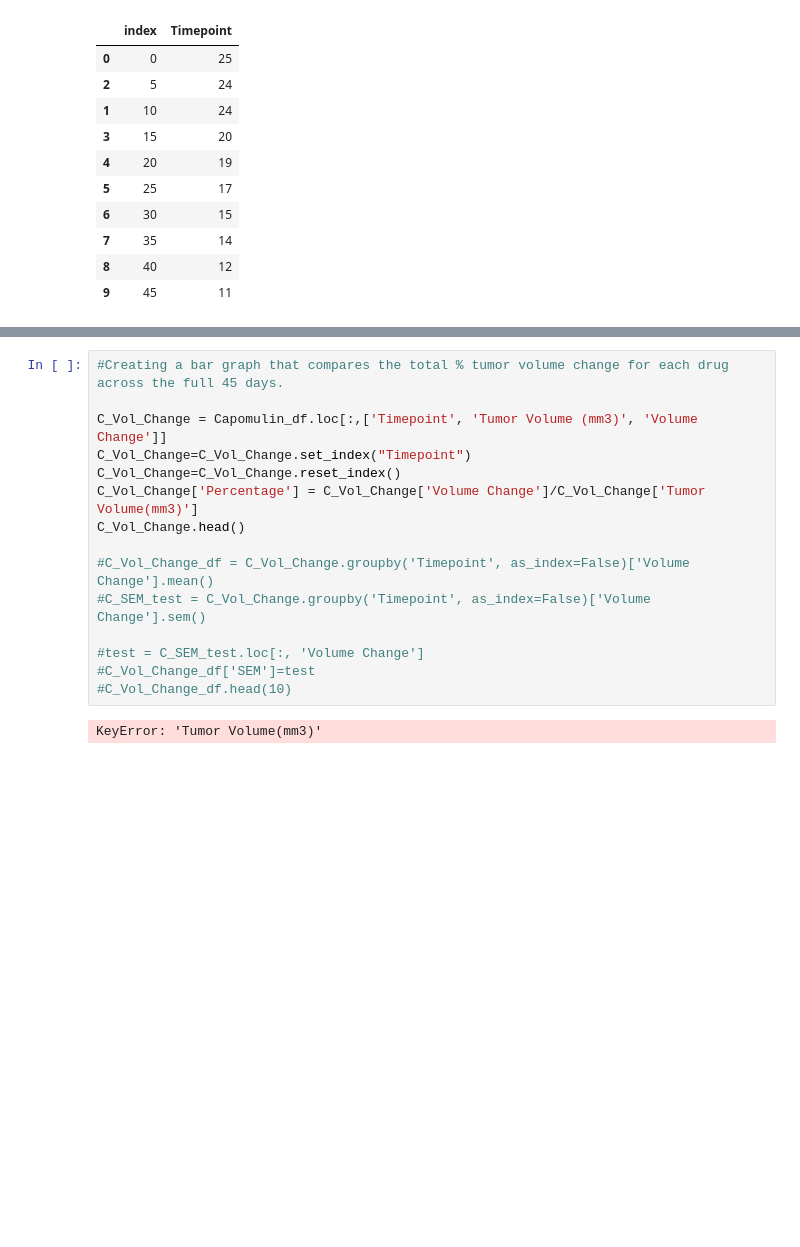
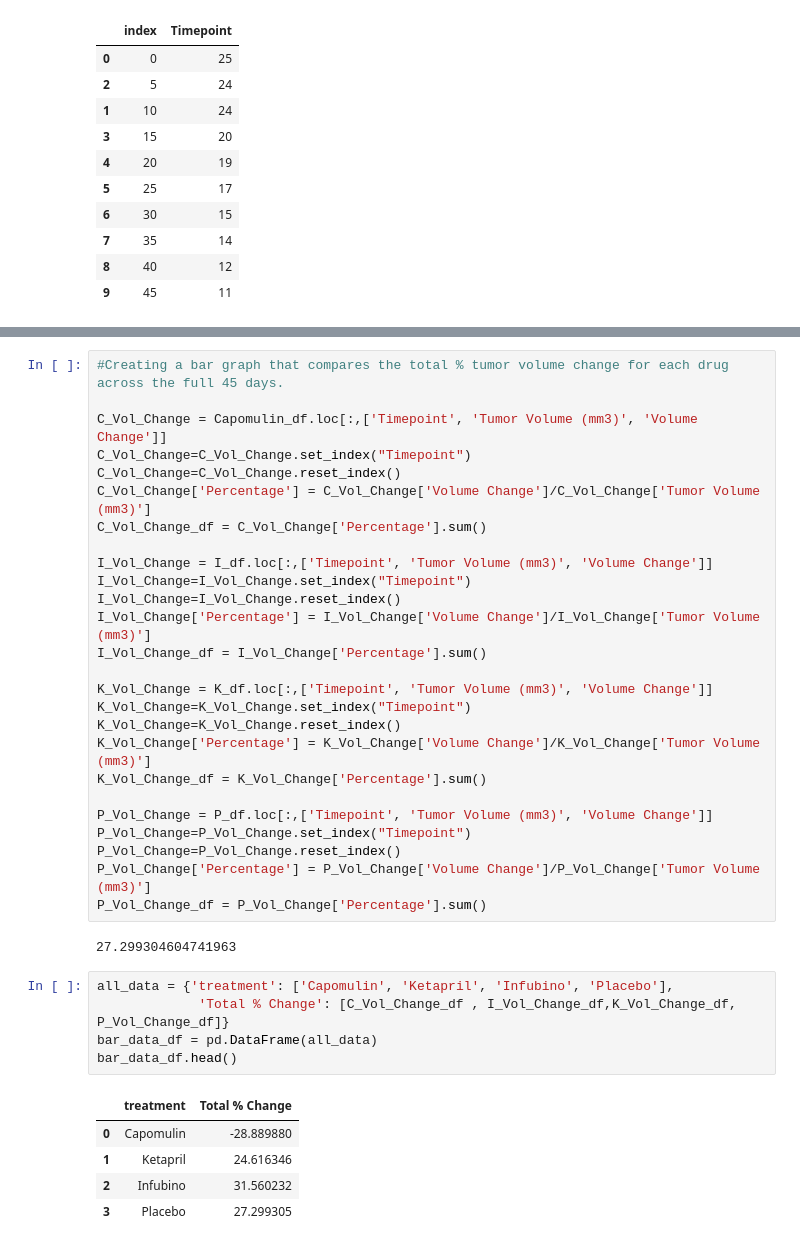
Before and after one commit to kcmillie/PymaceuticalsInc, a Jupyter notebook: Main3_Test.ipynb, the cells around one changed output, grey strips where cells are left out. Drawn from its saved outputs; the diff is of its cells as text; blank space fills up the shorter version.

Commit message:
calculated percentages and plotted rough bar graph

```diff
--- a/Main3_Test.ipynb
+++ b/Main3_Test.ipynb
@@ -680,14 +680,36 @@ plt.show()
 C_Vol_Change = Capomulin_df.loc[:,['Timepoint', 'Tumor Volume (mm3)', 'Volume Change']]
 C_Vol_Change=C_Vol_Change.set_index("Timepoint")
 C_Vol_Change=C_Vol_Change.reset_index()
-C_Vol_Change['Percentage'] = C_Vol_Change['Volume Change']/C_Vol_Change['Tumor Volume(mm3)']
-C_Vol_Change.head()
+C_Vol_Change['Percentage'] = C_Vol_Change['Volume Change']/C_Vol_Change['Tumor Volume (mm3)']
+C_Vol_Change_df = C_Vol_Change['Percentage'].sum()
 
-#C_Vol_Change_df = C_Vol_Change.groupby('Timepoint', as_index=False)['Volume Change'].mean()
-#C_SEM_test = C_Vol_Change.groupby('Timepoint', as_index=False)['Volume Change'].sem()
+I_Vol_Change = I_df.loc[:,['Timepoint', 'Tumor Volume (mm3)', 'Volume Change']]
+I_Vol_Change=I_Vol_Change.set_index("Timepoint")
+I_Vol_Change=I_Vol_Change.reset_index()
+I_Vol_Change['Percentage'] = I_Vol_Change['Volume Change']/I_Vol_Change['Tumor Volume (mm3)']
+I_Vol_Change_df = I_Vol_Change['Percentage'].sum()
 
-#test = C_SEM_test.loc[:, 'Volume Change']
-#C_Vol_Change_df['SEM']=test
-#C_Vol_Change_df.head(10)
+K_Vol_Change = K_df.loc[:,['Timepoint', 'Tumor Volume (mm3)', 'Volume Change']]
+K_Vol_Change=K_Vol_Change.set_index("Timepoint")
+K_Vol_Change=K_Vol_Change.reset_index()
+K_Vol_Change['Percentage'] = K_Vol_Change['Volume Change']/K_Vol_Change['Tumor Volume (mm3)']
+K_Vol_Change_df = K_Vol_Change['Percentage'].sum()
+
+P_Vol_Change = P_df.loc[:,['Timepoint', 'Tumor Volume (mm3)', 'Volume Change']]
+P_Vol_Change=P_Vol_Change.set_index("Timepoint")
+P_Vol_Change=P_Vol_Change.reset_index()
+P_Vol_Change['Percentage'] = P_Vol_Change['Volume Change']/P_Vol_Change['Tumor Volume (mm3)']
+P_Vol_Change_df = P_Vol_Change['Percentage'].sum()
 # %% [output]
-KeyError: 'Tumor Volume(mm3)'
+27.299304604741963
+# %%
+all_data = {'treatment': ['Capomulin', 'Ketapril', 'Infubino', 'Placebo'],
+             'Total % Change': [C_Vol_Change_df , I_Vol_Change_df,K_Vol_Change_df, P_Vol_Change_df]}
+bar_data_df = pd.DataFrame(all_data)
+bar_data_df.head()
+# %% [output]
+|  | treatment | Total % Change |
+| 0 | Capomulin | -28.889880 |
+| 1 | Ketapril | 24.616346 |
+| 2 | Infubino | 31.560232 |
+| 3 | Placebo | 27.299305 |
```
Also changed, not shown: parts of 5 cells of this notebook.
